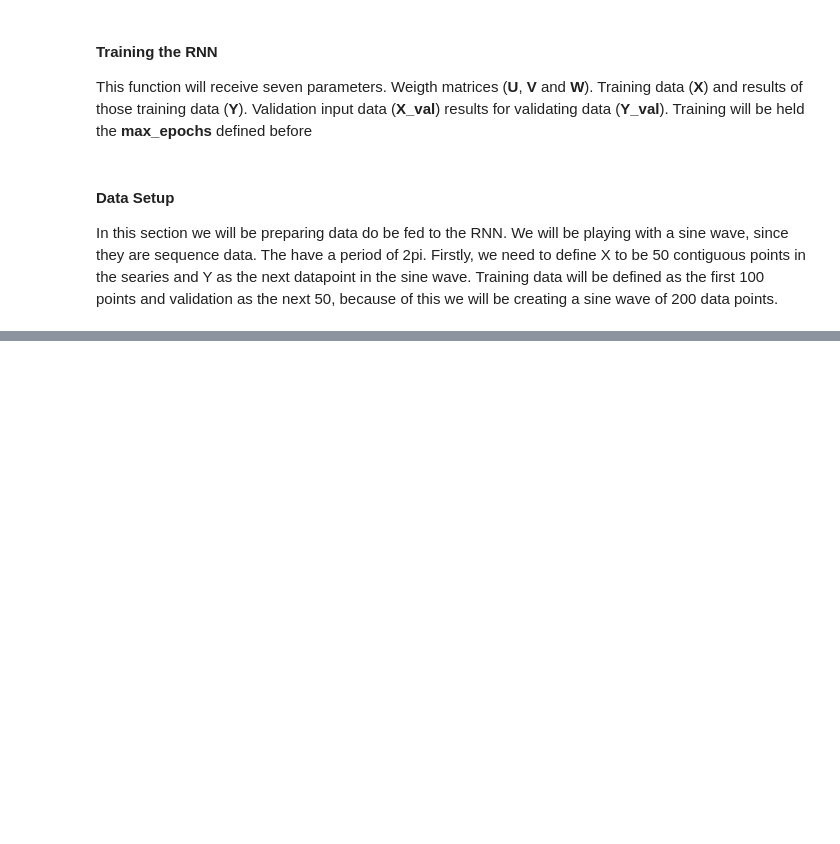
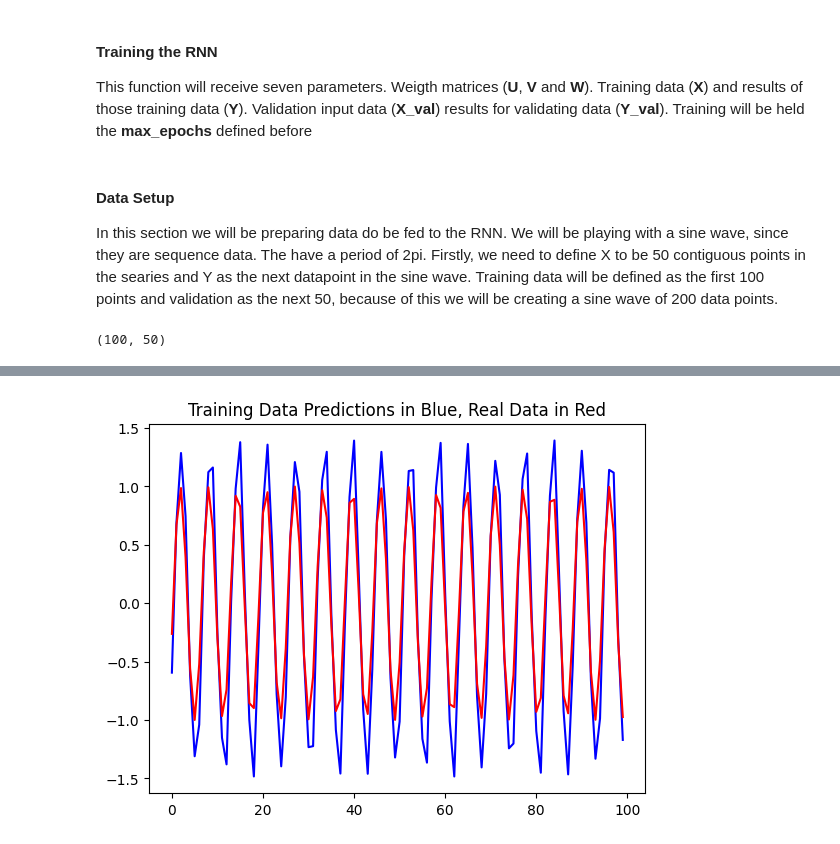
Before and after one commit to teddsords/scratch-rnn, a Jupyter notebook: rnn.ipynb, the cells around one changed output, grey strips where cells are left out. Saved outputs shown, nothing was run; the diff lists cells and outputs as text; code cells hidden in the pictures; blank space fills up the shorter version.

Commit message:
Corrected a shape error and type error

```diff
--- a/rnn.ipynb
+++ b/rnn.ipynb
@@ -15,7 +17,7 @@ The RNN will have a learning rate of 0.001, the sequence length of the sin wave
 # %%
 learning_rate = 0.0001
 sequence_length = 50
-epochs_max = 25
+epochs_max = 10
 hidden_dimension = 100
 output_dimension = 1
 bptt = 5   # backpropagating the error, change value to sequence_length (50)
@@ -109,7 +111,7 @@ def backpropagation(x, U, V, W, d_multiplied_v, multiplied_u, multiplied_w, laye
         ds = dsv    # Copying the differential of the last layer into ds, since we are going to change it for this timestep
         d_previous_activation = previous_activation_differential(sum_mulu_mulw, ds, W)  # Getting differential of previous activation
 
-        for x in range(timestep - 1, max(-1, timestep - bptt - 1), -1): # Backprop by looping through each prior timestep
+        for j in range(timestep - 1, max(-1, timestep - bptt - 1), -1): # Backprop by looping through each prior timestep
             ds = dsv + d_previous_activation    # Agumenting the last layer differential
             d_previous_activation = previous_activation_differential(sum_mulu_mulw, ds, W)  # Calculating the previous activation in the previous timestep with the new differential
             dW_i = np.dot(W, layers[timestep]['previous_activation'])   # Calculating the differential for this recurrent timestep by mult hidden weigths time timestep's prev activation
@@ -195,10 +197,39 @@ for i in range(number_records - sequence_length, number_records):
     X_validation.append(sine_wave[i:i + sequence_length])
     Y_validation.append(sine_wave[i + sequence_length])
 
-X_validation = np.expand_dims(np.array(X), axis=2)
-Y_validation = np.expand_dims(np.array(Y), axis=1)
+X_validation = np.expand_dims(np.array(X_validation), axis=2)
+Y_validation = np.expand_dims(np.array(Y_validation), axis=1)
 # %%
 np.random.seed(12161)   # For having reproductible results
 U = np.random.uniform(0, 1, (hidden_dimension, sequence_length))    # input to hidden weigths
 V = np.random.uniform(0, 1, (output_dimension, hidden_dimension))   # hidden to output weigths
 W = np.random.uniform(0, 1, (hidden_dimension, hidden_dimension))   # hidden to hidden weigths
+U.shape
+# %% [output]
+(100, 50)
+# %%
+U, V, W = train(U, V, W, X, Y, X_validation, Y_validation)  # Training the RNN
+
+# Predictions done with training data
+predictions = []
+
+for i in range(Y.shape[0]):
+    x, y = X[i], Y[i]
+    previous_activation = np.zeros((hidden_dimension, 1))
+
+    for timestep in range(sequence_length):     # Forward pass
+        multiplied_u = np.dot(U, x)
+        multiplied_w = np.dot(W, previous_activation)
+        sum_multiplied_weigths = multiplied_u + multiplied_w
+        activation = sigmoid(sum_multiplied_weigths)
+        multiplied_v = np.dot(V, activation)
+        previous_activation = activation
+    predictions.append(multiplied_v)
+
+predictions = np.array(predictions)
+
+plt.plot(predictions[:, 0,0], 'b')
+plt.plot(Y[:, 0], 'r')
+plt.title("Training Data Predictions in Blue, Real Data in Red")
+plt.show()
+# %% [output]
@@ -204,0 +246 @@ W = np.random.uniform(0, 1, (hidden_dimension, hidden_dimension))   # hidden to
+[figure, added]
```
Also changed, not shown: parts of 3 cells of this notebook.
